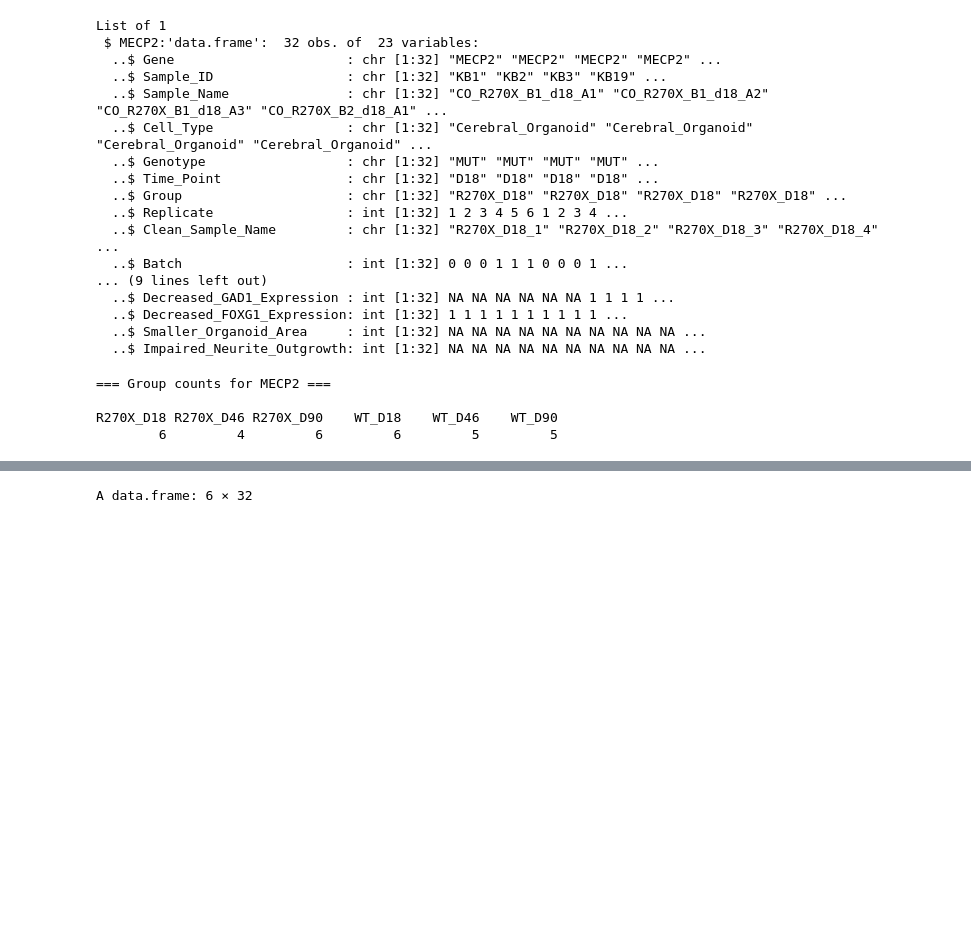
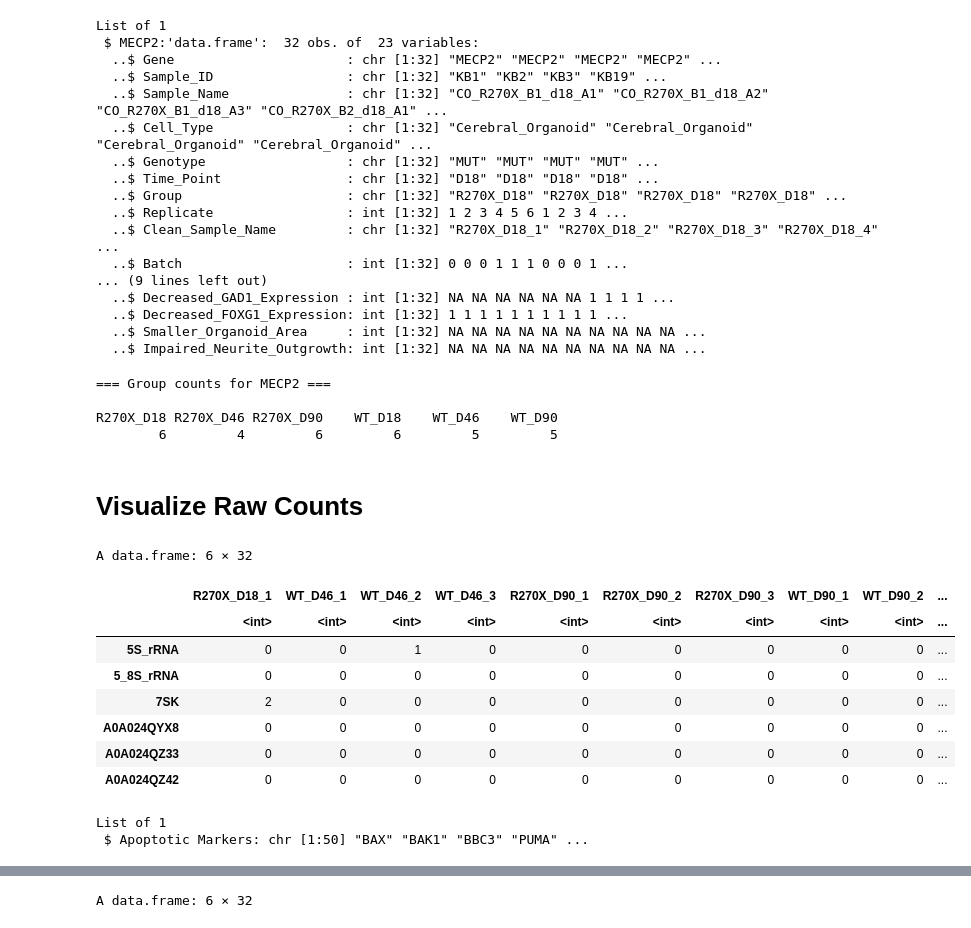
Before and after one commit to vhaghani26/Fink_Klaudia_RNAseq_2026, a Jupyter notebook: 20_Apoptotic_Marker_Box_Plots.ipynb, the cells around one changed output, grey strips where cells are left out. Drawn from its saved outputs; the diff is of its cells as text; code cells hidden in the pictures; blank space fills up the shorter version.

```diff
--- a/20_Apoptotic_Marker_Box_Plots.ipynb
+++ b/20_Apoptotic_Marker_Box_Plots.ipynb
@@ -55,3 +55,53 @@ for (gene_name in names(metadata)) {
 
 R270X_D18 R270X_D46 R270X_D90    WT_D18    WT_D46    WT_D90
         6         4         6         6         5         5
+# %% [markdown]
+# Visualize Raw Counts
+# %%
+# Read in counts
+counts <- read.delim("05_gene_counts/hgnc_counts.txt")
+
+# Read in metadata and select only the mapping columns to rename samples
+mapping_df <- read.csv("metadata.csv")[, c("Sample_ID", "Clean_Sample_Name")]
+
+# Create mapping
+name_mapping <- setNames(mapping_df$Clean_Sample_Name, mapping_df$Sample_ID)
+
+# Remove whitespace
+colnames(counts) <- trimws(colnames(counts))
+
+# Rename columns
+colnames(counts) <- name_mapping[colnames(counts)]
+
+# Assign rownames
+rownames(counts) <- counts[[1]]
+counts <- counts[-1]
+
+# Drop columns that don't map
+counts <- counts[, !is.na(colnames(counts))]
+
+# View
+head(counts)
+# %% [output]
+A data.frame: 6 × 32
+|  | R270X_D18_1 | WT_D46_1 | WT_D46_2 | WT_D46_3 | R270X_D90_1 | R270X_D90_2 | R270X_D90_3 | WT_D90_1 | WT_D90_2 | ... |
+|  | <int> | <int> | <int> | <int> | <int> | <int> | <int> | <int> | <int> | ... |
+| 5S_rRNA | 0 | 0 | 1 | 0 | 0 | 0 | 0 | 0 | 0 | ... |
+| 5_8S_rRNA | 0 | 0 | 0 | 0 | 0 | 0 | 0 | 0 | 0 | ... |
+| 7SK | 2 | 0 | 0 | 0 | 0 | 0 | 0 | 0 | 0 | ... |
+| A0A024QYX8 | 0 | 0 | 0 | 0 | 0 | 0 | 0 | 0 | 0 | ... |
+| A0A024QZ33 | 0 | 0 | 0 | 0 | 0 | 0 | 0 | 0 | 0 | ... |
+| A0A024QZ42 | 0 | 0 | 0 | 0 | 0 | 0 | 0 | 0 | 0 | ... |
+# %%
+# Load genes of interest
+genes_of_interest <- read.csv("apoptotic_markers.csv")
+
+genes_of_interest <- genes_of_interest %>%
+  mutate(Gene_List = strsplit(Gene_List, "|", fixed = TRUE)) %>%
+  deframe()
+
+# View
+str(genes_of_interest)
+# %% [output]
+List of 1
+ $ Apoptotic Markers: chr [1:50] "BAX" "BAK1" "BBC3" "PUMA" ...
```
Also changed, not shown: parts of 19 cells of this notebook, 4 other files.
